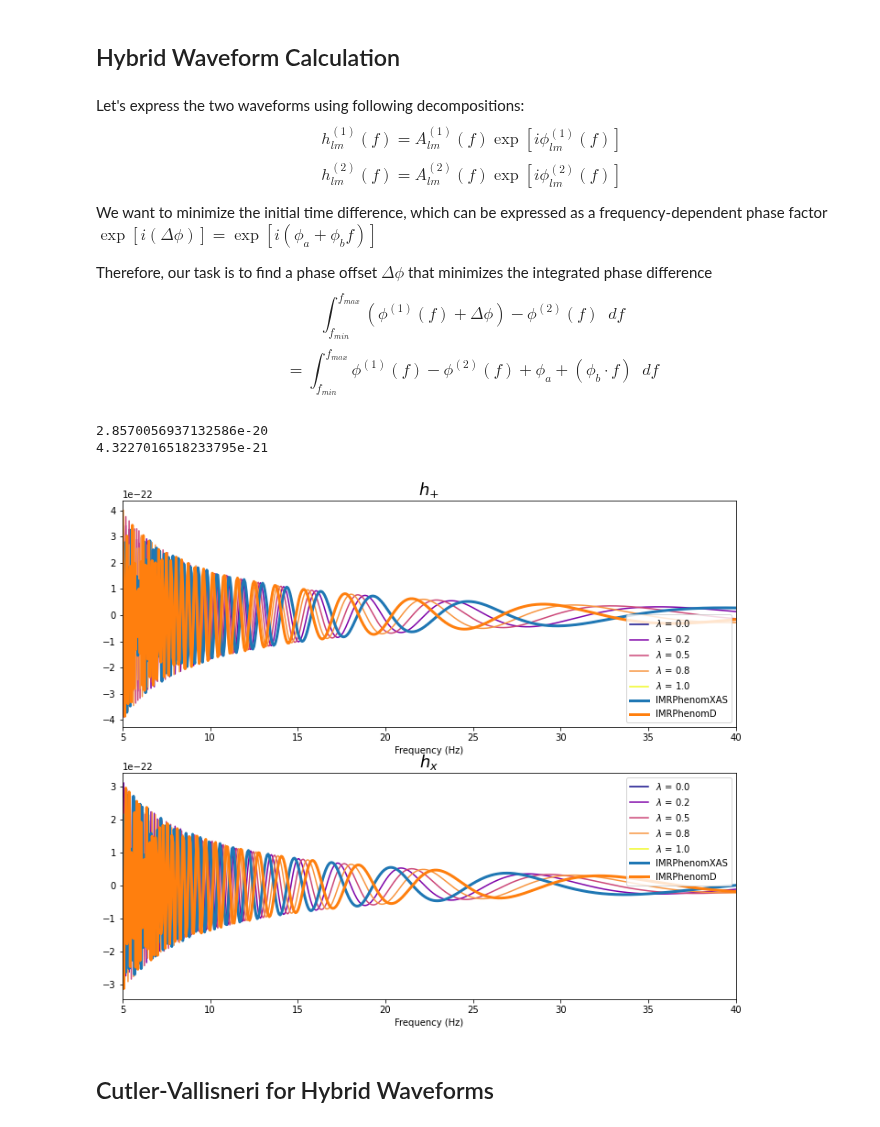
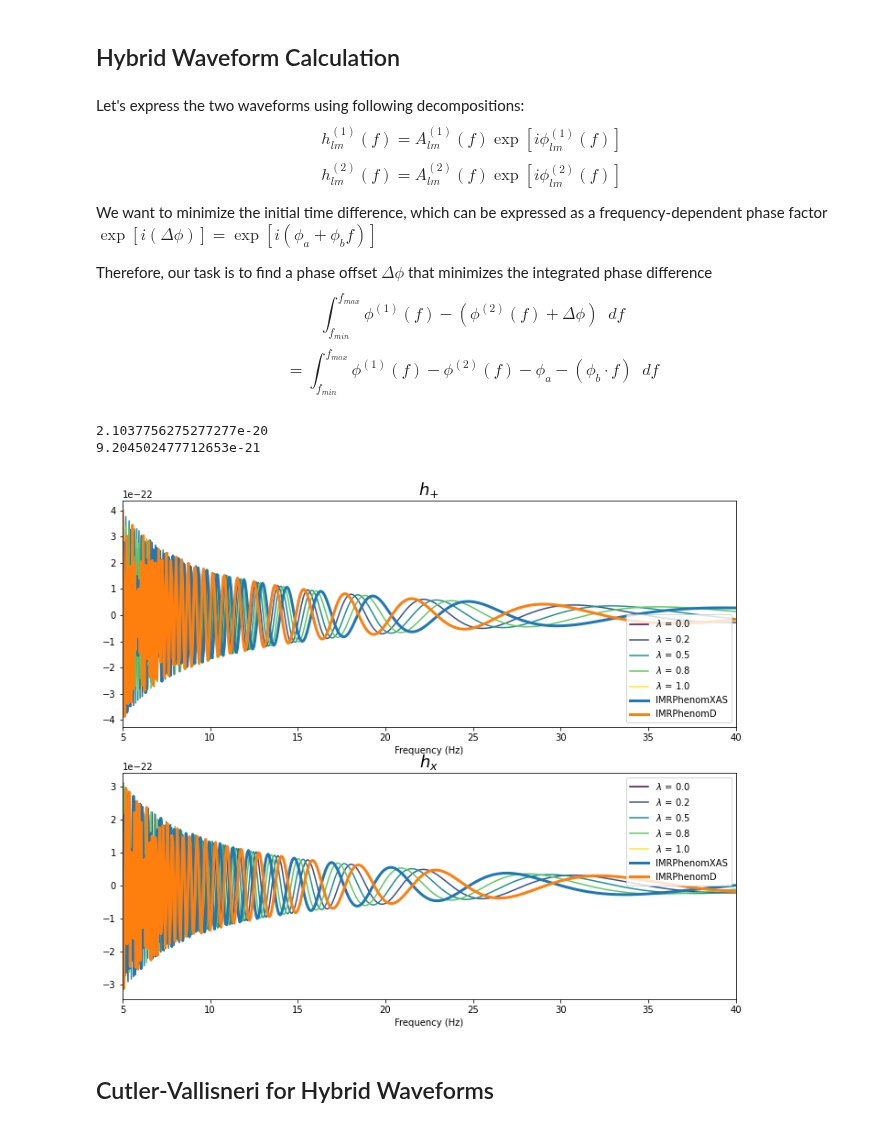
Before and after one commit to veome22/hybrid_waveforms, a Jupyter notebook: gwbench_bias_calc.ipynb, the cells around one changed output. Cells and saved outputs as stored; diff of their text form; code cells hidden in the pictures.

```diff
--- a/gwbench_bias_calc.ipynb
+++ b/gwbench_bias_calc.ipynb
@@ -257,13 +257,13 @@ $$ h^{(2)}_{lm}(f) = A^{(2)}_{lm}(f) \exp[{i \phi^{(2)}_{lm}(f)}]$$
 We want to minimize the initial time difference, which can be expressed as a frequency-dependent phase factor $ \exp[{i (\Delta\phi)}] = \exp[{i ( \phi_a + \phi_b f)}] $
 
 Therefore, our task is to find a phase offset $\Delta \phi$ that minimizes the integrated phase difference
-$$ \int_{f_{min}}^{f_{max}}  (\phi^{(1)}(f)+ \Delta \phi) -  \phi^{(2)}(f) \;\; df $$
-$$ = \int_{f_{min}}^{f_{max}}  \phi^{(1)}(f) -  \phi^{(2)}(f) + \phi_a + (\phi_b \cdot f) \;\; df $$
+$$ \int_{f_{min}}^{f_{max}}  \phi^{(1)}(f) -  (\phi^{(2)}(f)+ \Delta \phi) \;\; df $$
+$$ = \int_{f_{min}}^{f_{max}}  \phi^{(1)}(f) -  \phi^{(2)}(f) - \phi_a - (\phi_b \cdot f) \;\; df $$
 # %%
 def phase_diff_integral(phis, args):
     phi_a, phi_b = phis[0], phis[1]
 
     phi1, phi2, f_min, f_max, freq_range = args[0], args[1], args[2], args[3], args[4]
     phase_diff = np.sum(phi1 - phi2)
-    return  np.abs(phase_diff + (phi_a*(f_max - f_min)) + (phi_b * (((f_max**2) /2) - ((f_min**2) /2))))
+    return  np.abs(phase_diff - (phi_a*(f_max - f_min)) - (phi_b * (((f_max**2) /2) - ((f_min**2) /2))))
 # %%
@@ -290,30 +305,34 @@ def get_delta_phi(hp1, hc1, hp2, hc2):
     return delta_phi
 # %%
 # Hybrid Waveform
-def get_hyb_wf(hp1, hc1, hp2, hc2, lam):
+def get_hyb_wf(hp1, hc1, hp2, hc2, lam, opt_phi=False, detector=net1.detectors[0]):
 
     if (lam > 1. or lam < 0):
         raise Exception('lambda should be between 0.0 and 1.0. The value of lambda was: {}'.format(lam))
 
+    # h_plus components
     a1_p = np.abs(hp1)
     phi1_p = np.unwrap(np.angle(hp1))
 
     a2_p = np.abs(hp2)
     phi2_p = np.unwrap(np.angle(hp2))
 
+    # h_cross components
     a1_c = np.abs(hc1)
     phi1_c = np.unwrap(np.angle(hc1))
 
     a2_c = np.abs(hc2)
     phi2_c = np.unwrap(np.angle(hc2))
 
+    if opt_phi:
+        # Optimize for time shift of second waveform
+        delta_phi = get_delta_phi(hp1, hc1, hp2, hc2, detector)
+        phi2_p = (phi2_p + delta_phi)
+        phi2_c = (phi2_c + delta_phi)
+
+    # Construct Hybrid waveforms
     a_hyb_p = a1_p*(1-lam) + a2_p*(lam)
     phi_hyb_p = phi1_p*(1-lam) + phi2_p*(lam)
-
-    # # Optimize for time shift of second waveform
-    # delta_phi = get_delta_phi(hp1, hc1, hp2, hc2)
-    # phi1_p = (phi1_p + delta_phi)
-    # phi1_c = (phi1_c + delta_phi)
 
     a_hyb_c = a1_c*(1-lam) + a2_c*(lam)
     phi_hyb_c = phi1_c*(1-lam) + phi2_c*(lam)
@@ -324,45 +343,46 @@ def get_hyb_wf(hp1, hc1, hp2, hc2, lam):
 
     return hp_hyb, hc_hyb
 # %%
-hp_hyb, hc_hyb = get_hyb_wf(net1.hfp, net1.hfc, net2.hfp, net2.hfc, lam=0.4)
-print(np.abs(np.sum(hp_hyb - net1.hfp)))
-print(np.abs(np.sum(hc_hyb - net1.hfc)))
+hp_hyb, hc_hyb = get_hyb_wf(net1.hfp, net1.hfc, net2.hfp, net2.hfc, lam=0.5)
+print(np.abs(np.sum(hp_hyb - net2.hfp)))
+print(np.abs(np.sum(hc_hyb - net2.hfc)))
 # %% [output]
-2.8570056937132586e-20
-4.3227016518233795e-21
+2.1037756275277277e-20
+9.204502477712653e-21
 # %%
 lams = np.linspace(0., 1., 5)
-colors = plt.cm.plasma(lams)
+colors = plt.cm.viridis(lams)
 
 f, (ax)= plt.subplots(2, 1,  figsize=(12,10))
 
 for i, lam in enumerate(lams):
-    hp_hyb, hc_hyb = get_hyb_wf(net1.hfp, net1.hfc, net2.hfp, net2.hfc, lam)
-    ax[0].plot(net1.f, np.real(hp_hyb), c=colors[i], label=f"$\lambda$ = {lam:.1f}")
-    ax[1].plot(net1.f, np.real(hc_hyb), c=colors[i], label=f"$\lambda$ = {lam:.1f}")
+    # hp_hyb, hc_hyb = get_hyb_wf(net1.hfp, net1.hfc, net2.hfp, net2.hfc, lam)
+    hp_hyb, hc_hyb = get_hyb_wf(net2.hfp, net2.hfc, net1.hfp, net1.hfc, lam)
+    ax[0].plot(net2.f, np.real(hp_hyb), c=colors[i], label=f"$\lambda$ = {lam:.1f}")
+    ax[1].plot(net2.f, np.real(hc_hyb), c=colors[i], label=f"$\lambda$ = {lam:.1f}")
 
 ax[0].plot(net1.f, np.real(net1.hfp), lw=3, label="IMRPhenomXAS")
-ax[0].plot(net1.f, np.real(net2.hfp), lw=3, label="IMRPhenomD")
+ax[0].plot(net2.f, np.real(net2.hfp), lw=3, label="IMRPhenomD")
 
 ax[0].set_xlabel("Frequency (Hz)")
 ax[0].set_title("$h_{+}$", fontsize=18)
 
 ax[1].plot(net1.f, np.real(net1.hfc), lw=3, label="IMRPhenomXAS")
-ax[1].plot(net1.f, np.real(net2.hfc), lw=3, label="IMRPhenomD")
+ax[1].plot(net2.f, np.real(net2.hfc), lw=3, label="IMRPhenomD")
 
 ax[1].set_xlabel("Frequency (Hz)")
 ax[1].set_title("$h_{x}$", fontsize=18)
 
 ax[0].set_xlim(5, 40)
 ax[0].legend()
 
 ax[1].set_xlim(5, 40)
 ax[1].legend()
 
 plt.tight_layout
 plt.show()
 # %% [output]
-[figure, old version]
+[figure, new version]
 # %% [markdown]
 ## Cutler-Vallisneri for Hybrid Waveforms
 # %%
```
Also changed, not shown: parts of 10 cells of this notebook.
